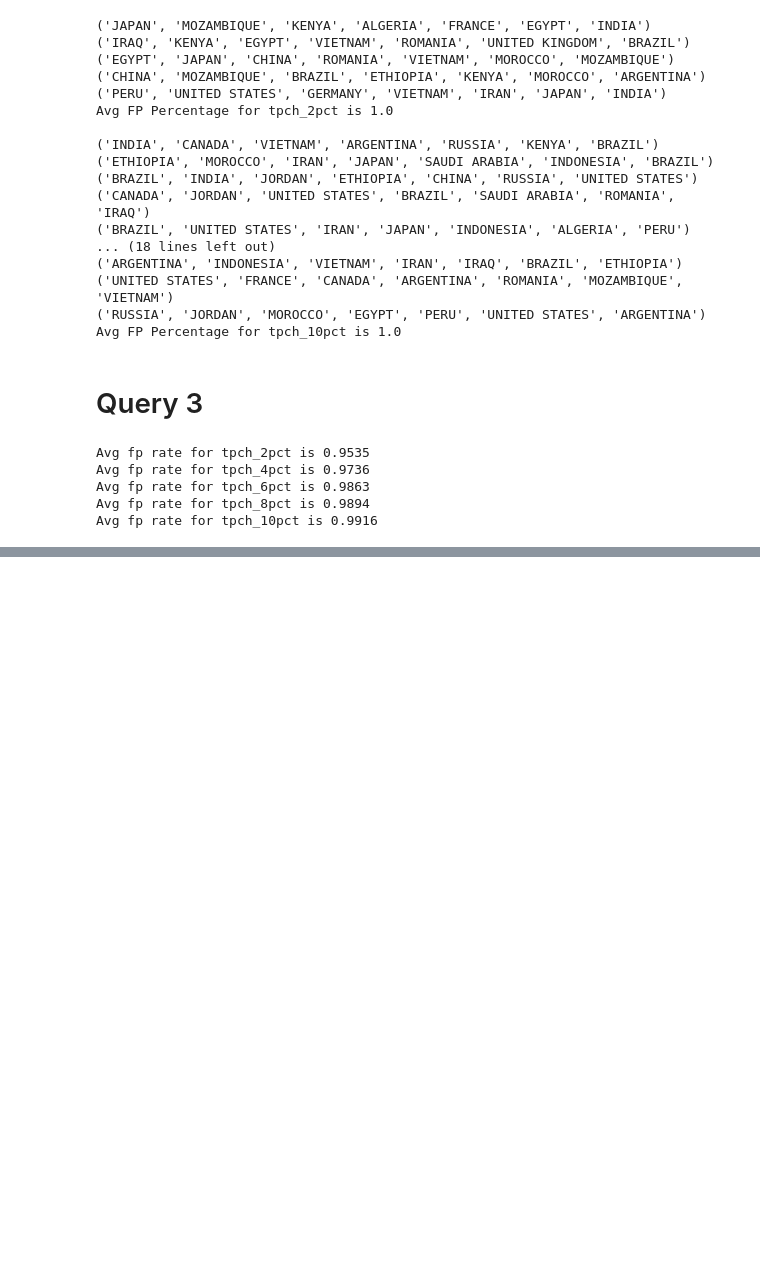
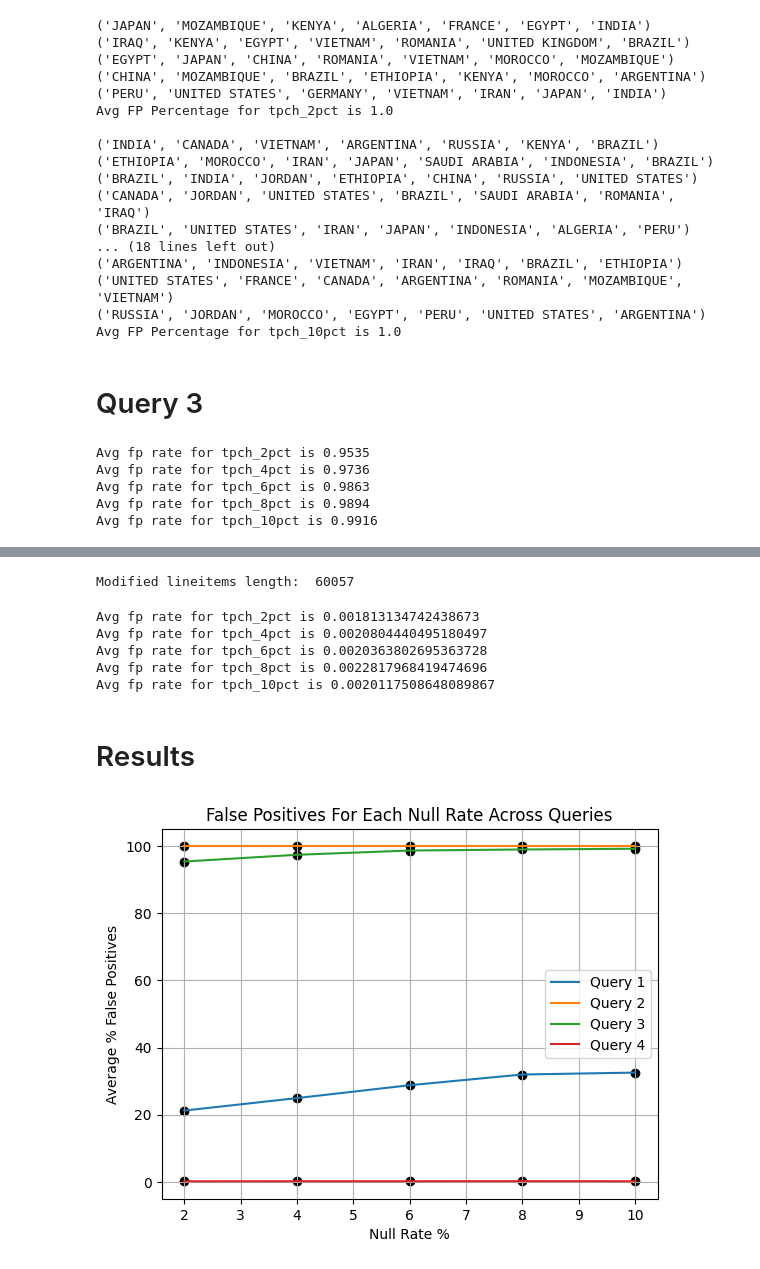
Before and after one commit to AdithyaViswanathan1/CS6360-Paper-Implementation, a Jupyter notebook: false_positive.ipynb, the cells around one changed output, grey strips where cells are left out. Drawn from its saved outputs; the diff is of its cells as text; code cells hidden in the pictures; blank space fills up the shorter version.

```diff
--- a/false_positive.ipynb
+++ b/false_positive.ipynb
@@ -210,0 +256,11 @@ Avg fp rate for tpch_10pct is 0.9916
+# %%
+# One-time query runs for q4 fp algorithm
+downscale_factor = 10
+lineitems_full = sql_commands.run_query(mycursor,"SELECT * FROM LINEITEM")
+lineitems = random.sample(lineitems_full,int(len(lineitems_full)/downscale_factor))
+print("Modified lineitems length: ", len(lineitems))
+parts = sql_commands.run_query(mycursor,"SELECT * FROM PART")
+suppliers = sql_commands.run_query(mycursor,"SELECT * FROM SUPPLIER")
+nations = sql_commands.run_query(mycursor,"SELECT * FROM NATION")
+# %% [output]
+Modified lineitems length:  60057
@@ -211,2 +323,55 @@ Avg fp rate for tpch_10pct is 0.9916
+# %%
+q4_results = []
+for db_name in db_names:
+    mydb, mycursor = sql_commands.connect_to_db(db_name)
+    fps = []
+    for i in range(3):
+        q4_out_full, color, nation = sql_commands.run_query4(mycursor, all_nations)
+        q4_out = random.sample(q4_out_full, int(len(q4_out_full)/downscale_factor))
+
+        result = q4_fps(mycursor,q4_out,color,nation)
+        # print("FP present", result)
+        fps.append(result)
+    avg = np.mean(fps)
+    q4_results.append(avg)
+    print(f"Avg fp rate for {db_name} is {avg}")
+# %% [output]
+Avg fp rate for tpch_2pct is 0.001813134742438673
+Avg fp rate for tpch_4pct is 0.0020804440495180497
+Avg fp rate for tpch_6pct is 0.0020363802695363728
+Avg fp rate for tpch_8pct is 0.0022817968419474696
+Avg fp rate for tpch_10pct is 0.0020117508648089867
+# %%
+with open('fp_results.csv', 'a') as f:
+    # using csv.writer method from CSV package
+    write = csv.writer(f)
+    write.writerow([round(result,6) for result in q4_results])
+# %% [markdown]
+# Results
+# %%
+null_rates_mod = [int(rate*100) for rate in null_rates]
+# Read CSV file into DataFrame
+df = pd.read_csv('fp_results.csv', header=None)  # Assuming CSV file has no header
+
+# Plot each row as a separate line with different colors
+for i, row in df.iterrows():
+    row_mod = [(r*100) for r in row]
+    plt.plot(null_rates_mod, row_mod, label=f'Query {i+1}', alpha=1)  # Plot lines with some transparency
+
+# Scatter plot for each data point
+for i, row in df.iterrows():
+    row_mod = [(r*100) for r in row]
+    plt.scatter(null_rates_mod, row_mod, color='black', alpha=1)  # Scatter plot for each data point
+
+plt.title("False Positives For Each Null Rate Across Queries")
+plt.xlabel("Null Rate %")
+plt.ylabel("Average % False Positives")
+plt.legend()
+plt.grid(True)
+plt.ylim(-5,105)
+plt.savefig('false_positives.png')
+plt.show()
+# %% [output]
+[figure, added]
 # %%
 sql_commands.close_db(mydb, mycursor)
```
Also changed, not shown: parts of 11 cells of this notebook, 4 other files.
